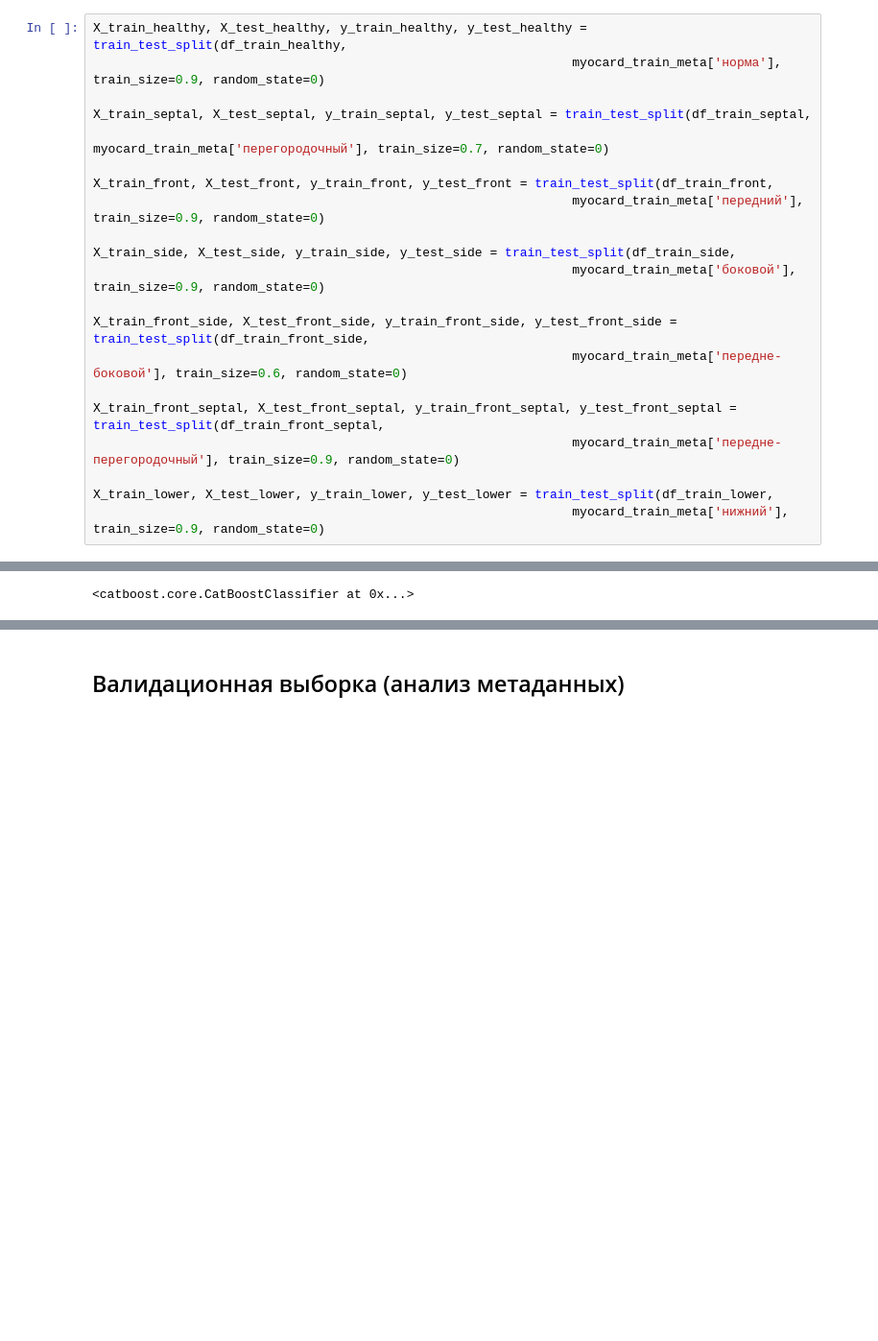
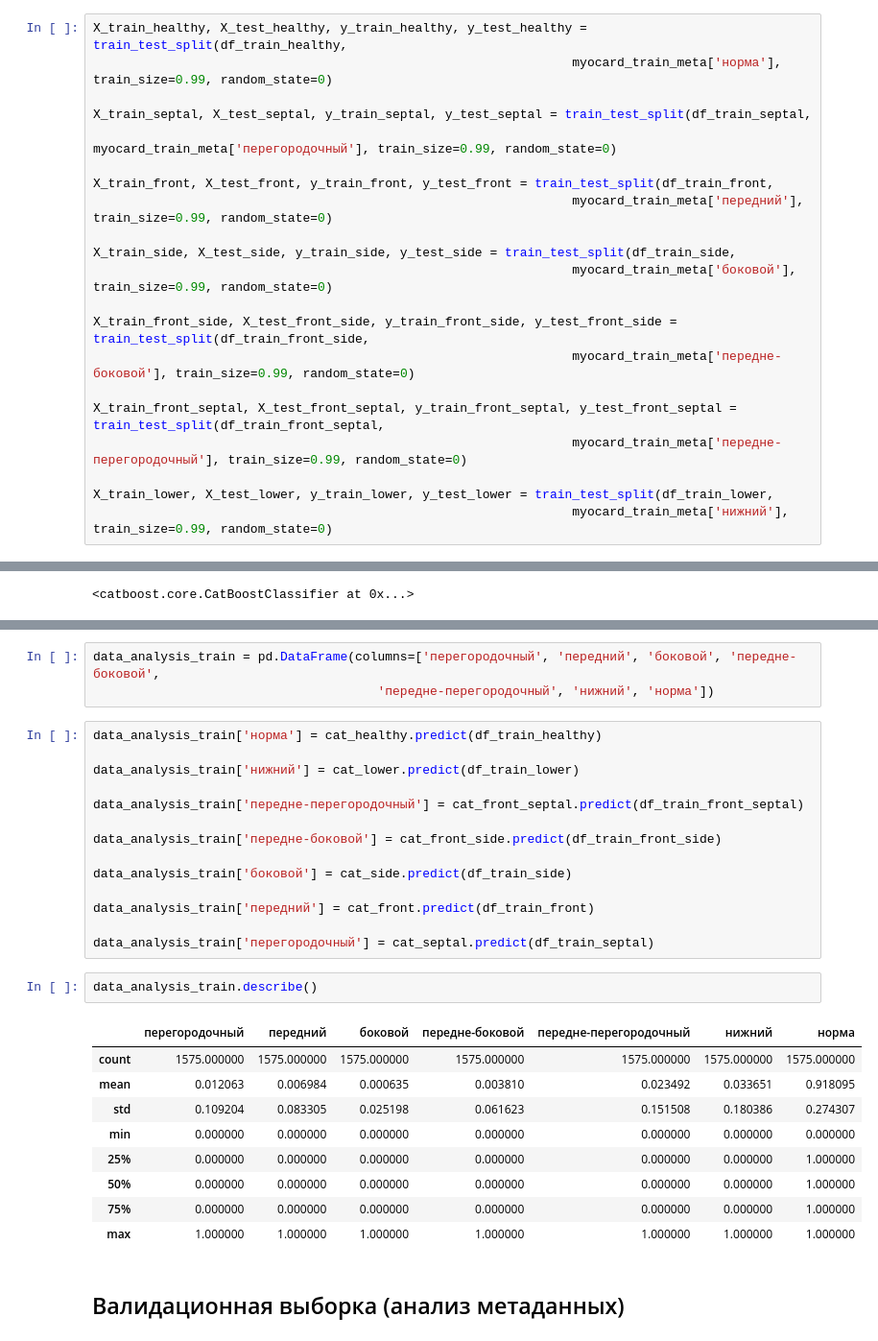
Before and after one commit to vikt-l/ECGMultilableClassification, a Jupyter notebook: main.ipynb, the cells around one changed output, grey strips where cells are left out. Shown at 96% size. Drawn from its saved outputs; the diff is of its cells as text; blank space fills up the shorter version.

```diff
--- a/main.ipynb
+++ b/main.ipynb
@@ -1161,25 +1161,25 @@ target_encoded_lower = target_encoder_lower.transform(df_train_lower.combo_info)
 df_train_lower.combo_info = target_encoded_lower.astype('float')
 # %%
 X_train_healthy, X_test_healthy, y_train_healthy, y_test_healthy = train_test_split(df_train_healthy,
-                                                                myocard_train_meta['норма'], train_size=0.9, random_state=0)
+                                                                myocard_train_meta['норма'], train_size=0.99, random_state=0)
 
 X_train_septal, X_test_septal, y_train_septal, y_test_septal = train_test_split(df_train_septal,
-                                                                myocard_train_meta['перегородочный'], train_size=0.7, random_state=0)
+                                                                myocard_train_meta['перегородочный'], train_size=0.99, random_state=0)
 
 X_train_front, X_test_front, y_train_front, y_test_front = train_test_split(df_train_front,
-                                                                myocard_train_meta['передний'], train_size=0.9, random_state=0)
+                                                                myocard_train_meta['передний'], train_size=0.99, random_state=0)
 
 X_train_side, X_test_side, y_train_side, y_test_side = train_test_split(df_train_side,
-                                                                myocard_train_meta['боковой'], train_size=0.9, random_state=0)
+                                                                myocard_train_meta['боковой'], train_size=0.99, random_state=0)
 
 X_train_front_side, X_test_front_side, y_train_front_side, y_test_front_side = train_test_split(df_train_front_side,
-                                                                myocard_train_meta['передне-боковой'], train_size=0.6, random_state=0)
+                                                                myocard_train_meta['передне-боковой'], train_size=0.99, random_state=0)
 
 X_train_front_septal, X_test_front_septal, y_train_front_septal, y_test_front_septal = train_test_split(df_train_front_septal,
-                                                                myocard_train_meta['передне-перегородочный'], train_size=0.9, random_state=0)
+                                                                myocard_train_meta['передне-перегородочный'], train_size=0.99, random_state=0)
 
 X_train_lower, X_test_lower, y_train_lower, y_test_lower = train_test_split(df_train_lower,
-                                                                myocard_train_meta['нижний'], train_size=0.9, random_state=0)
+                                                                myocard_train_meta['нижний'], train_size=0.99, random_state=0)
 # %%
 cat_healthy = CatBoostClassifier()
 cat_healthy.fit(X_train_healthy, y_train_healthy, verbose=False)
@@ -1282,3 +1282,32 @@ print((f1_score(y_test_healthy, cat_healthy.predict(X_test_healthy), average = '
+# %%
+data_analysis_train = pd.DataFrame(columns=['перегородочный', 'передний', 'боковой', 'передне-боковой',
+                                      'передне-перегородочный', 'нижний', 'норма'])
+# %%
+data_analysis_train['норма'] = cat_healthy.predict(df_train_healthy)
+
+data_analysis_train['нижний'] = cat_lower.predict(df_train_lower)
+
+data_analysis_train['передне-перегородочный'] = cat_front_septal.predict(df_train_front_septal)
+
+data_analysis_train['передне-боковой'] = cat_front_side.predict(df_train_front_side)
+
+data_analysis_train['боковой'] = cat_side.predict(df_train_side)
+
+data_analysis_train['передний'] = cat_front.predict(df_train_front)
+
+data_analysis_train['перегородочный'] = cat_septal.predict(df_train_septal)
+# %%
+data_analysis_train.describe()
+# %% [output]
+|  | перегородочный | передний | боковой | передне-боковой | передне-перегородочный | нижний | норма |
+| count | 1575.000000 | 1575.000000 | 1575.000000 | 1575.000000 | 1575.000000 | 1575.000000 | 1575.000000 |
+| mean | 0.012063 | 0.006984 | 0.000635 | 0.003810 | 0.023492 | 0.033651 | 0.918095 |
+| std | 0.109204 | 0.083305 | 0.025198 | 0.061623 | 0.151508 | 0.180386 | 0.274307 |
+| min | 0.000000 | 0.000000 | 0.000000 | 0.000000 | 0.000000 | 0.000000 | 0.000000 |
+| 25% | 0.000000 | 0.000000 | 0.000000 | 0.000000 | 0.000000 | 0.000000 | 1.000000 |
+| 50% | 0.000000 | 0.000000 | 0.000000 | 0.000000 | 0.000000 | 0.000000 | 1.000000 |
+| 75% | 0.000000 | 0.000000 | 0.000000 | 0.000000 | 0.000000 | 0.000000 | 1.000000 |
+| max | 1.000000 | 1.000000 | 1.000000 | 1.000000 | 1.000000 | 1.000000 | 1.000000 |
 # %% [markdown]
 ## Валидационная выборка (анализ метаданных)
 # %%
```
Also changed, not shown: parts of 15 cells of this notebook.
